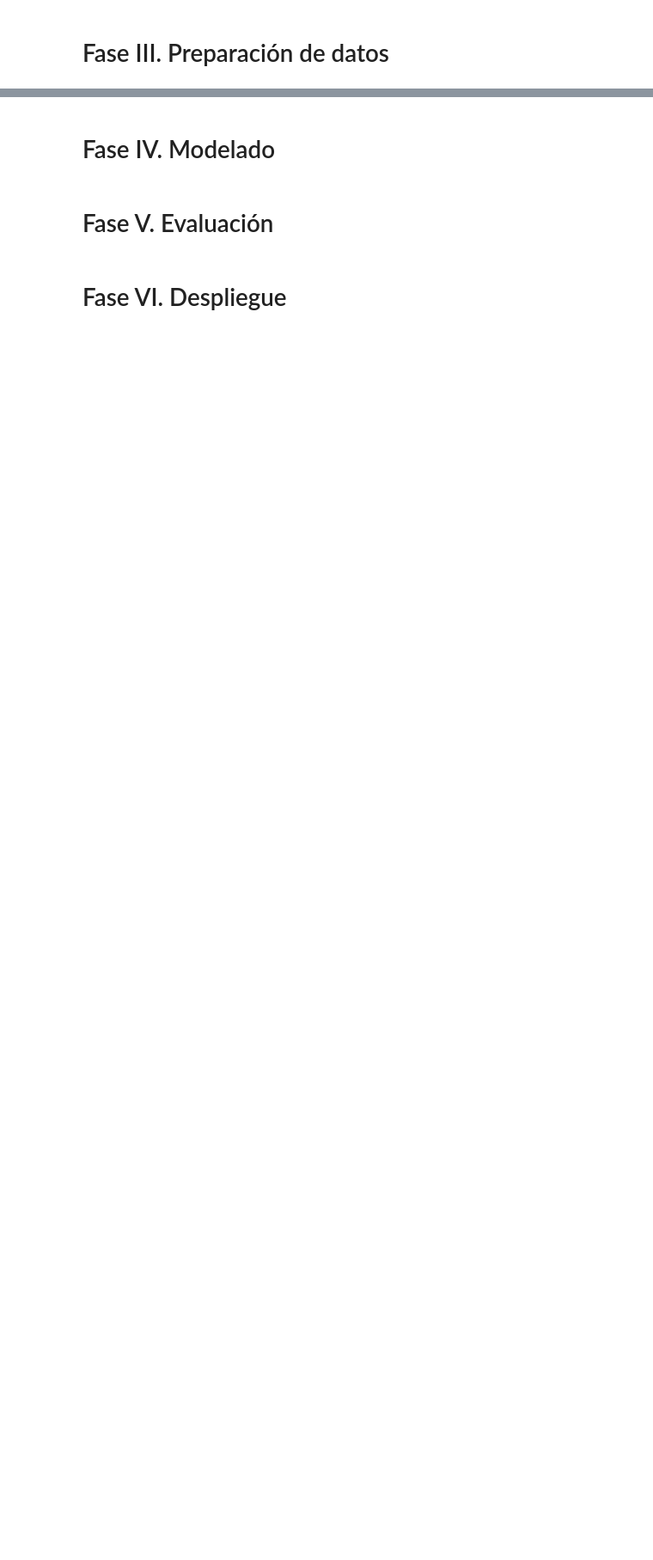
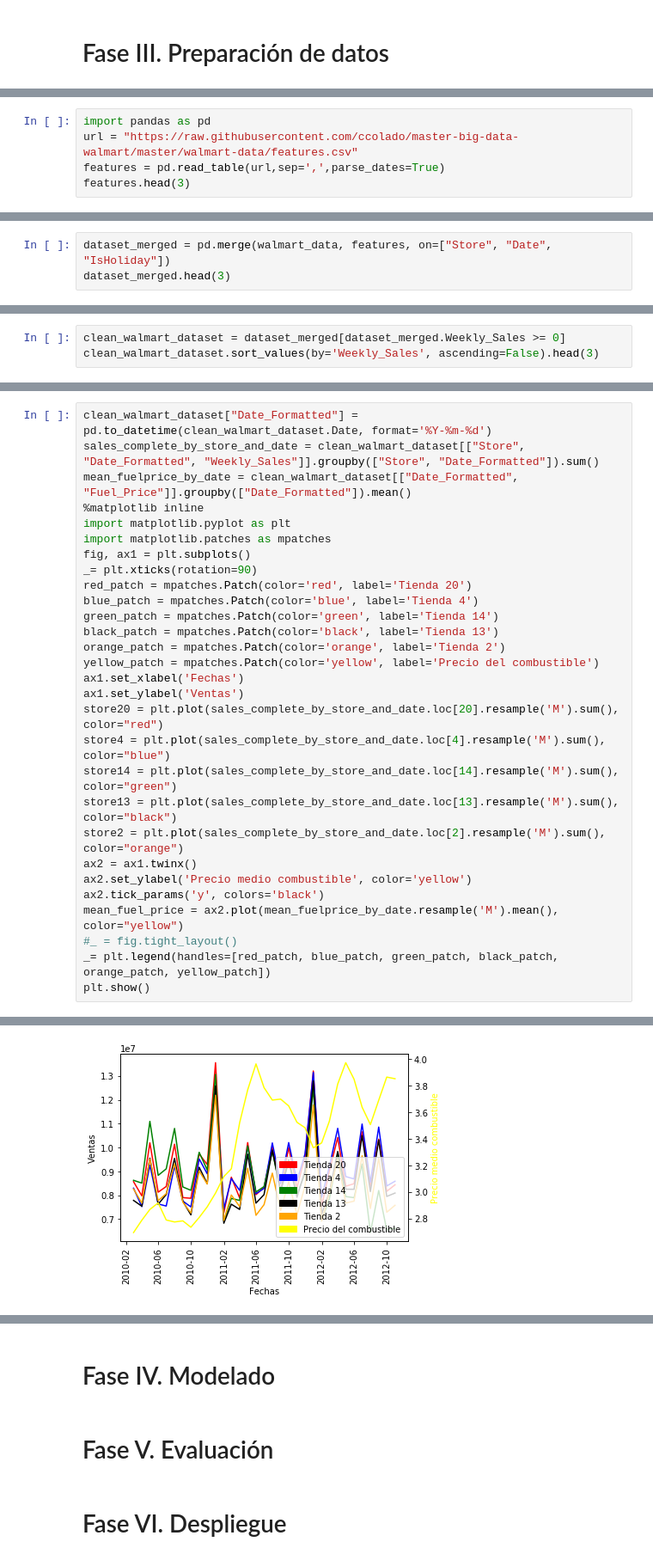
Before and after one commit to ccolado/master-big-data-walmart, a Jupyter notebook: Walmart.ipynb, the cells around one changed output, grey strips where cells are left out. Shown at 86% size. Saved outputs shown, nothing was run; the diff lists cells and outputs as text; blank space fills up the shorter version.

```diff
--- a/Walmart.ipynb
+++ b/Walmart.ipynb
@@ -50,0 +370,5 @@ Tenemos datos de 45 tiendas localizadas en diferentes zonas geográficas. En cad
+# %%
+import pandas as pd
+url = "https://raw.githubusercontent.com/ccolado/master-big-data-walmart/master/walmart-data/features.csv"
+features = pd.read_table(url,sep=',',parse_dates=True)
+features.head(3)
@@ -50,0 +413,3 @@ Tenemos datos de 45 tiendas localizadas en diferentes zonas geográficas. En cad
+# %%
+dataset_merged = pd.merge(walmart_data, features, on=["Store", "Date", "IsHoliday"])
+dataset_merged.head(3)
@@ -50,0 +439,3 @@ Tenemos datos de 45 tiendas localizadas en diferentes zonas geográficas. En cad
+# %%
+clean_walmart_dataset = dataset_merged[dataset_merged.Weekly_Sales >= 0]
+clean_walmart_dataset.sort_values(by='Weekly_Sales', ascending=False).head(3)
@@ -50,0 +447,30 @@ Tenemos datos de 45 tiendas localizadas en diferentes zonas geográficas. En cad
+# %%
+clean_walmart_dataset["Date_Formatted"] = pd.to_datetime(clean_walmart_dataset.Date, format='%Y-%m-%d')
+sales_complete_by_store_and_date = clean_walmart_dataset[["Store", "Date_Formatted", "Weekly_Sales"]].groupby(["Store", "Date_Formatted"]).sum()
+mean_fuelprice_by_date = clean_walmart_dataset[["Date_Formatted", "Fuel_Price"]].groupby(["Date_Formatted"]).mean()
+%matplotlib inline
+import matplotlib.pyplot as plt
+import matplotlib.patches as mpatches
+fig, ax1 = plt.subplots()
+_= plt.xticks(rotation=90)
+red_patch = mpatches.Patch(color='red', label='Tienda 20')
+blue_patch = mpatches.Patch(color='blue', label='Tienda 4')
+green_patch = mpatches.Patch(color='green', label='Tienda 14')
+black_patch = mpatches.Patch(color='black', label='Tienda 13')
+orange_patch = mpatches.Patch(color='orange', label='Tienda 2')
+yellow_patch = mpatches.Patch(color='yellow', label='Precio del combustible')
+ax1.set_xlabel('Fechas')
+ax1.set_ylabel('Ventas')
+store20 = plt.plot(sales_complete_by_store_and_date.loc[20].resample('M').sum(), color="red")
+store4 = plt.plot(sales_complete_by_store_and_date.loc[4].resample('M').sum(), color="blue")
+store14 = plt.plot(sales_complete_by_store_and_date.loc[14].resample('M').sum(), color="green")
+store13 = plt.plot(sales_complete_by_store_and_date.loc[13].resample('M').sum(), color="black")
+store2 = plt.plot(sales_complete_by_store_and_date.loc[2].resample('M').sum(), color="orange")
+ax2 = ax1.twinx()
+ax2.set_ylabel('Precio medio combustible', color='yellow')
+ax2.tick_params('y', colors='black')
+mean_fuel_price = ax2.plot(mean_fuelprice_by_date.resample('M').mean(), color="yellow")
+#_ = fig.tight_layout()
+_= plt.legend(handles=[red_patch, blue_patch, green_patch, black_patch, orange_patch, yellow_patch])
+plt.show()
+# %% [output]
@@ -50,0 +482 @@ Tenemos datos de 45 tiendas localizadas en diferentes zonas geográficas. En cad
+[figure, added]
```
Also changed, not shown: parts of 54 cells of this notebook, 1 other file.
